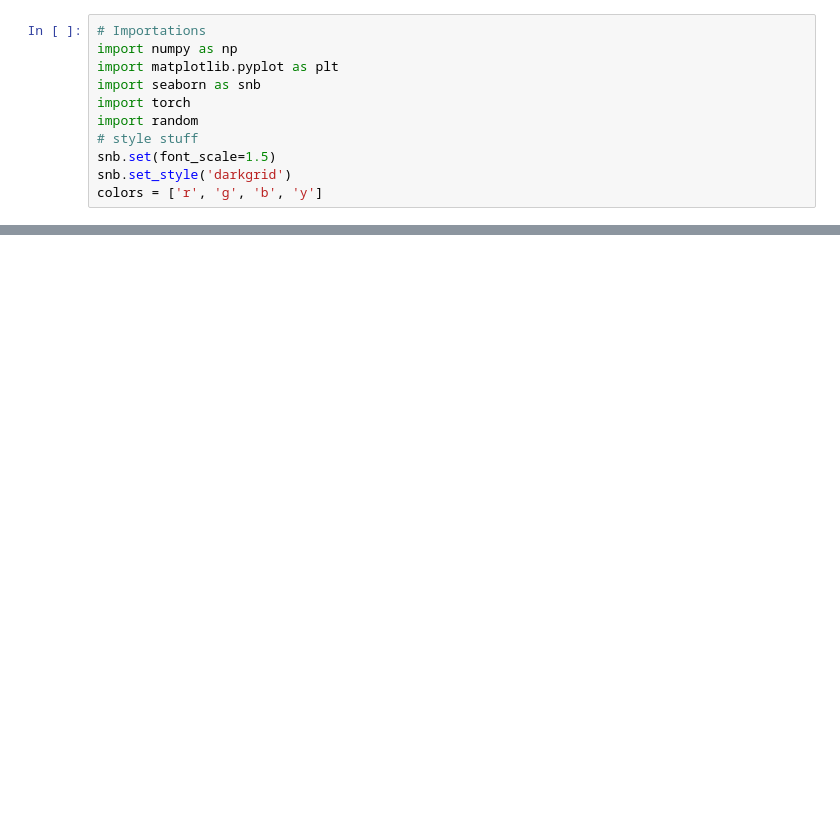
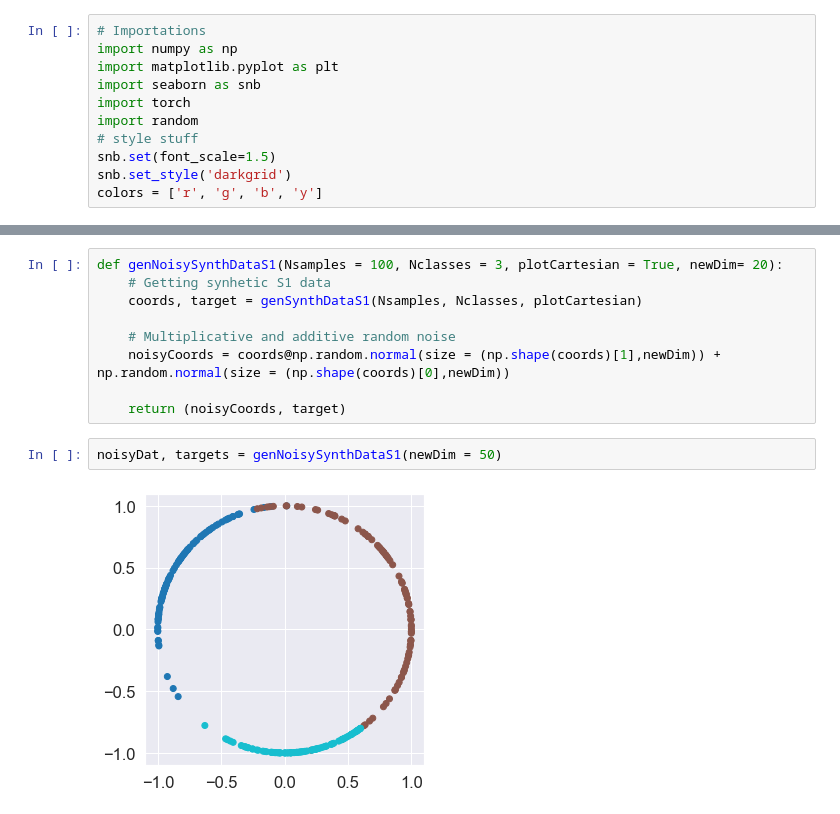
Before and after one commit to sorenhartmann/spherical-vae, a Jupyter notebook: notebooks/generatingSyntheticData.ipynb, the cells around one changed output, grey strips where cells are left out. Drawn from its saved outputs; the diff is of its cells as text; blank space fills up the shorter version.

```diff
--- a/notebooks/generatingSyntheticData.ipynb
+++ b/notebooks/generatingSyntheticData.ipynb
@@ -55,0 +76,13 @@ noisyData = [noisyData[i] + np.random.normal(size = np.shape(noisyData[i])) for
+# %%
+def genNoisySynthDataS1(Nsamples = 100, Nclasses = 3, plotCartesian = True, newDim= 20):
+    # Getting synhetic S1 data
+    coords, target = genSynthDataS1(Nsamples, Nclasses, plotCartesian)
+
+    # Multiplicative and additive random noise
+    noisyCoords = coords@np.random.normal(size = (np.shape(coords)[1],newDim)) + np.random.normal(size = (np.shape(coords)[0],newDim))
+
+    return (noisyCoords, target)
+# %%
+noisyDat, targets = genNoisySynthDataS1(newDim = 50)
+# %% [output]
+[figure, added]
```
Also changed, not shown: parts of 7 cells of this notebook, 1 other file.
